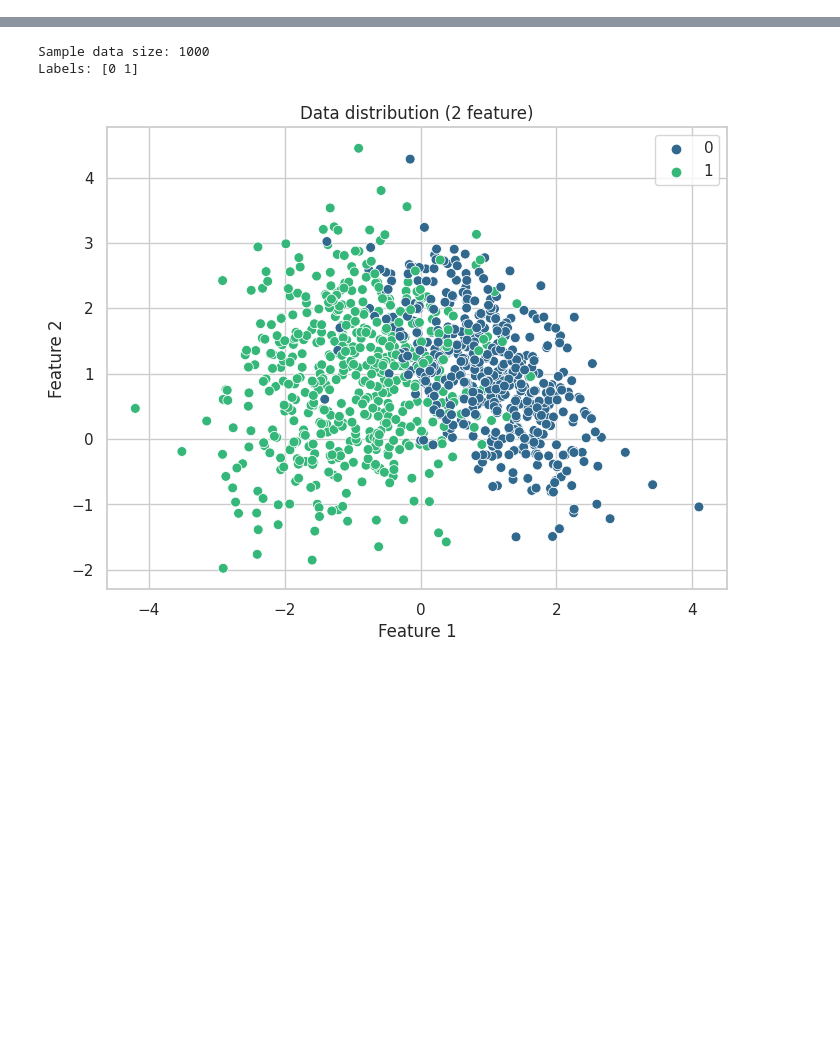
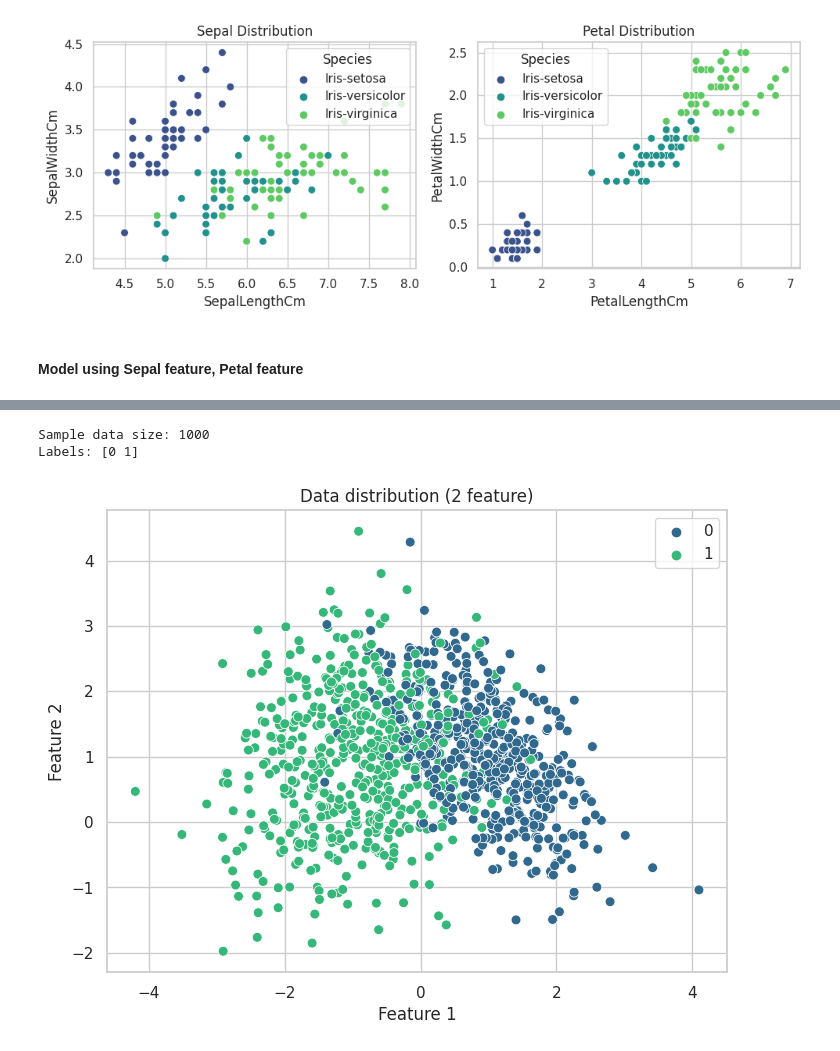
Before and after one commit to ductai05/machine-learning, a Jupyter notebook: ml-logistic-regression.ipynb, the cells around one changed output, grey strips where cells are left out. Saved outputs shown, nothing was run; the diff lists cells and outputs as text; code cells hidden in the pictures; blank space fills up the shorter version.

Commit message:
Kaggle Notebook | [ML] Logistic Regression | 6, iris dataset, sample dataset

```diff
--- a/ml-logistic-regression.ipynb
+++ b/ml-logistic-regression.ipynb
@@ -17,0 +25,8 @@ sns.set(style='whitegrid')
+# %%
+# 2: Prepare data
+df = pd.read_csv("/kaggle/input/iris/Iris.csv")
+print(df.head())
+print(df.info())
+
+print("\nSample data size:", df.shape[0])
+print("Labels:", np.unique(df['Species']))
@@ -17,0 +51,25 @@ sns.set(style='whitegrid')
+# %%
+# 3: Visualize data
+fig, (ax1, ax2) = plt.subplots(1, 2, figsize=(10, 4))
+
+# Graph 1: Sepal
+sns.scatterplot(x=df['SepalLengthCm'], y=df['SepalWidthCm'],
+                hue=df['Species'], palette="viridis", s=50, ax=ax1)
+ax1.set_title("Sepal Distribution")
+ax1.set_xlabel("SepalLengthCm")
+ax1.set_ylabel("SepalWidthCm")
+
+# Graph 2: Petal
+sns.scatterplot(x=df['PetalLengthCm'], y=df['PetalWidthCm'],
+                hue=df['Species'], palette="viridis", s=50, ax=ax2)
+ax2.set_title("Petal Distribution")
+ax2.set_xlabel("PetalLengthCm")
+ax2.set_ylabel("PetalWidthCm")
+
+# Show graph
+plt.tight_layout()
+plt.show()
+# %% [output]
+[figure, added]
+# %% [markdown]
+#### Model using Sepal feature, Petal feature
```
Also changed, not shown: parts of 15 cells of this notebook.
